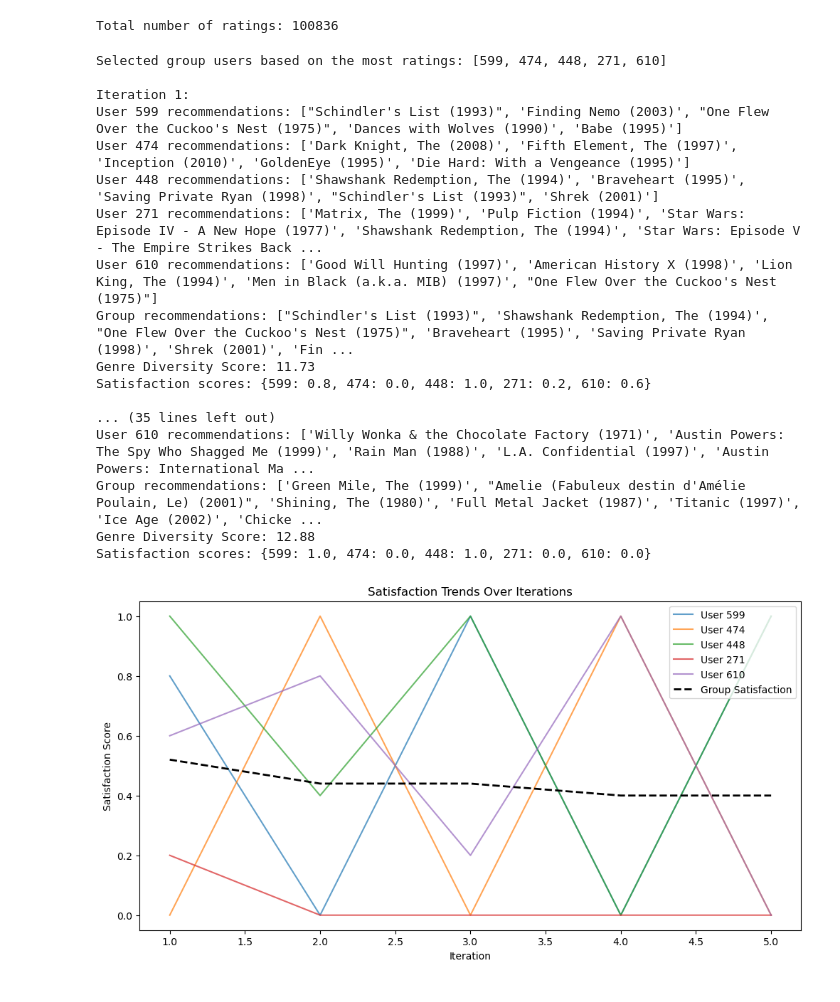
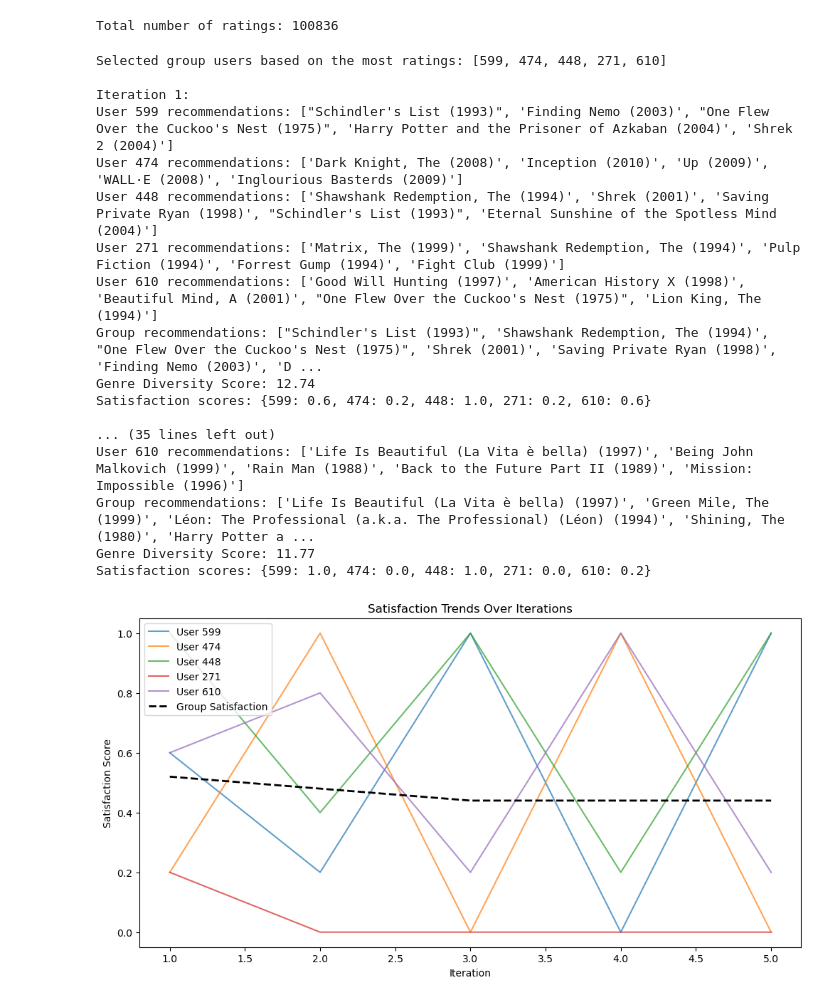
Before and after one commit to jadkarr/Recommender-System, a Jupyter notebook: projectpartthree.ipynb, the cells around one changed output. Saved outputs shown, nothing was run; the diff lists cells and outputs as text; code cells hidden in the pictures.

Commit message:
REcency and time-decay factor implemented

```diff
--- a/projectpartthree.ipynb
+++ b/projectpartthree.ipynb
@@ -69,6 +70,10 @@ Total number of ratings: 100836
 user_item_matrix = ratings.pivot(index='userId', columns='movieId', values='rating').fillna(0)
 similarity_matrix = cosine_similarity(user_item_matrix)
 similarity_df = pd.DataFrame(similarity_matrix, index=user_item_matrix.index, columns=user_item_matrix.index)
+
+# Normalize timestamps to scale between 0 and 1
+ratings['normalized_time'] = (ratings['timestamp'] - ratings['timestamp'].min()) / \
+                             (ratings['timestamp'].max() - ratings['timestamp'].min())
 
 # Compute the number of ratings per user
 user_ratings_count = ratings.groupby('userId').size()
@@ -94,13 +99,6 @@ movie_features = {row['movieId']: np.random.rand(10) for _, row in movies.iterro
 
 # Function to get movie genres
 def get_movie_genres(movie_id):
-    """
-    Fetch the genres of a movie based on its ID.
-    Args:
-        movie_id (int): The ID of the movie.
-    Returns:
-        str: Genres associated with the movie as a string.
-    """
     genres = movies[movies['movieId'] == movie_id]['genres']
     return genres.values[0] if not genres.empty else "Unknown"
 
@@ -119,14 +117,16 @@ def recommend_for_user(user_id, user_item_matrix, similarity_df, num_recommendat
     for similar_user, similarity_score in similar_users.items():
         if similar_user == user_id:
             continue
-        weighted_ratings = user_item_matrix.loc[similar_user] * similarity_score
-        scores = scores.add(weighted_ratings, fill_value=0)
+        user_ratings = ratings[ratings['userId'] == similar_user]
+        for _, row in user_ratings.iterrows():
+            time_weight = row['normalized_time']  # Decay factor for timestamp relevance
+            movie_id = row['movieId']
+            rating = row['rating']
+            # Score calculation includes similarity, rating, and time relevance
+            scores[movie_id] = scores.get(movie_id, 0) + rating * similarity_score * time_weight
 
-    # Relax constraints for unsatisfied users
-    if satisfaction_scores[user_id] < 0.5:
-        scores = scores[~scores.index.isin(watched_movies | group_history)]
-    else:
-        scores = scores[~scores.index.isin(watched_movies | user_history[user_id] | group_history)]
+    # Exclude already watched movies from recommendations
+    scores = scores[~scores.index.isin(watched_movies | group_history)]
 
     # Genre-matching adjustment
     user_ratings = ratings[ratings['userId'] == user_id]
@@ -137,28 +137,36 @@ def recommend_for_user(user_id, user_item_matrix, similarity_df, num_recommendat
     for movie_id in scores.index:
         movie_genres = set(movies[movies['movieId'] == movie_id]['genres'].values[0].split('|'))
         genre_match = len(user_genres & movie_genres)
-        scores[movie_id] += genre_match * 0.1
+        scores[movie_id] += genre_match * 0.1  # Adjust scores based on genre overlap
 
+    # Return top recommendations
     recommended_movies = scores.sort_values(ascending=False).head(num_recommendations)
     user_history[user_id].update(recommended_movies.index)
     return [(movie_id, score) for movie_id, score in recommended_movies.items()]
 
+
+
 # Function to adjust weights dynamically based on dissatisfaction
-def fairness_adjusted_weights(satisfaction_scores, alpha=0.5):
+def fairness_adjusted_weights(satisfaction_scores, alpha=0.7, beta=1.5):
     max_score = max(satisfaction_scores.values())
-    return {user: alpha + (1 - alpha) * (max_score - satisfaction_scores[user]) for user in group_users}
+    weights = {user: alpha + beta * (max_score - satisfaction_scores[user]) for user in satisfaction_scores}
+    total_weight = sum(weights.values())
+    return {user: weight / total_weight for user, weight in weights.items()}
 
 # Function to calculate diversity score based on genres
 def calculate_genre_diversity(movie_ids):
     movie_genres = [set(get_movie_genres(movie_id).split('|')) for movie_id in movie_ids]
     all_genres = set.union(*movie_genres) if movie_genres else set()
+
     semantic_coverage = len(all_genres)
     dissimilarity_scores = []
+
     for genres1, genres2 in combinations(movie_genres, 2):
         intersection = len(genres1 & genres2)
         union = len(genres1 | genres2)
         dissimilarity = 1 - (intersection / union) if union > 0 else 0
         dissimilarity_scores.append(dissimilarity)
+
     avg_dissimilarity = np.mean(dissimilarity_scores) if dissimilarity_scores else 0
     diversity_score = semantic_coverage + avg_dissimilarity
     return diversity_score
@@ -212,43 +220,43 @@ for iteration in range(1, num_iterations + 1):
     # Track group-level metrics
     group_satisfaction = np.mean(iteration_satisfaction)
     group_satisfaction_trend.append(group_satisfaction)
     diversity_trend.append(diversity_score)
 
 # Plot satisfaction trends
 plt.figure(figsize=(12, 6))
 for user, scores in satisfaction_trends.items():
     plt.plot(range(1, num_iterations + 1), scores, label=f'User {user}', alpha=0.7)
 plt.plot(range(1, num_iterations + 1), group_satisfaction_trend, label='Group Satisfaction', color='black', linewidth=2, linestyle='--')
 plt.title("Satisfaction Trends Over Iterations")
 plt.xlabel("Iteration")
 plt.ylabel("Satisfaction Score")
 plt.legend()
 plt.show()
 
 # Plot diversity trends
 plt.figure(figsize=(12, 6))
 plt.plot(range(1, num_iterations + 1), diversity_trend, label='Diversity Score', color='blue', linewidth=2, linestyle='-.')
 plt.title("Diversity Trends Over Iterations")
 plt.xlabel("Iteration")
 plt.ylabel("Diversity Score")
 plt.legend()
 plt.show()
 # %% [output]
 Selected group users based on the most ratings: [599, 474, 448, 271, 610]
 
 Iteration 1:
-User 599 recommendations: ["Schindler's List (1993)", 'Finding Nemo (2003)', "One Flew Over the Cuckoo's Nest (1975)", 'Dances with Wolves (1990)', 'Babe (1995)']
-User 474 recommendations: ['Dark Knight, The (2008)', 'Fifth Element, The (1997)', 'Inception (2010)', 'GoldenEye (1995)', 'Die Hard: With a Vengeance (1995)']
-User 448 recommendations: ['Shawshank Redemption, The (1994)', 'Braveheart (1995)', 'Saving Private Ryan (1998)', "Schindler's List (1993)", 'Shrek (2001)']
-User 271 recommendations: ['Matrix, The (1999)', 'Pulp Fiction (1994)', 'Star Wars: Episode IV - A New Hope (1977)', 'Shawshank Redemption, The (1994)', 'Star Wars: Episode V - The Empire Strikes Back ...
-User 610 recommendations: ['Good Will Hunting (1997)', 'American History X (1998)', 'Lion King, The (1994)', 'Men in Black (a.k.a. MIB) (1997)', "One Flew Over the Cuckoo's Nest (1975)"]
-Group recommendations: ["Schindler's List (1993)", 'Shawshank Redemption, The (1994)', "One Flew Over the Cuckoo's Nest (1975)", 'Braveheart (1995)', 'Saving Private Ryan (1998)', 'Shrek (2001)', 'Fin ...
-Genre Diversity Score: 11.73
-Satisfaction scores: {599: 0.8, 474: 0.0, 448: 1.0, 271: 0.2, 610: 0.6}
+User 599 recommendations: ["Schindler's List (1993)", 'Finding Nemo (2003)', "One Flew Over the Cuckoo's Nest (1975)", 'Harry Potter and the Prisoner of Azkaban (2004)', 'Shrek 2 (2004)']
+User 474 recommendations: ['Dark Knight, The (2008)', 'Inception (2010)', 'Up (2009)', 'WALL·E (2008)', 'Inglourious Basterds (2009)']
+User 448 recommendations: ['Shawshank Redemption, The (1994)', 'Shrek (2001)', 'Saving Private Ryan (1998)', "Schindler's List (1993)", 'Eternal Sunshine of the Spotless Mind (2004)']
+User 271 recommendations: ['Matrix, The (1999)', 'Shawshank Redemption, The (1994)', 'Pulp Fiction (1994)', 'Forrest Gump (1994)', 'Fight Club (1999)']
+User 610 recommendations: ['Good Will Hunting (1997)', 'American History X (1998)', 'Beautiful Mind, A (2001)', "One Flew Over the Cuckoo's Nest (1975)", 'Lion King, The (1994)']
+Group recommendations: ["Schindler's List (1993)", 'Shawshank Redemption, The (1994)', "One Flew Over the Cuckoo's Nest (1975)", 'Shrek (2001)', 'Saving Private Ryan (1998)', 'Finding Nemo (2003)', 'D ...
+Genre Diversity Score: 12.74
+Satisfaction scores: {599: 0.6, 474: 0.2, 448: 1.0, 271: 0.2, 610: 0.6}
 
 ... (35 lines left out)
-User 610 recommendations: ['Willy Wonka & the Chocolate Factory (1971)', 'Austin Powers: The Spy Who Shagged Me (1999)', 'Rain Man (1988)', 'L.A. Confidential (1997)', 'Austin Powers: International Ma ...
-Group recommendations: ['Green Mile, The (1999)', "Amelie (Fabuleux destin d'Amélie Poulain, Le) (2001)", 'Shining, The (1980)', 'Full Metal Jacket (1987)', 'Titanic (1997)', 'Ice Age (2002)', 'Chicke ...
-Genre Diversity Score: 12.88
-Satisfaction scores: {599: 1.0, 474: 0.0, 448: 1.0, 271: 0.0, 610: 0.0}
+User 610 recommendations: ['Life Is Beautiful (La Vita è bella) (1997)', 'Being John Malkovich (1999)', 'Rain Man (1988)', 'Back to the Future Part II (1989)', 'Mission: Impossible (1996)']
+Group recommendations: ['Life Is Beautiful (La Vita è bella) (1997)', 'Green Mile, The (1999)', 'Léon: The Professional (a.k.a. The Professional) (Léon) (1994)', 'Shining, The (1980)', 'Harry Potter a ...
+Genre Diversity Score: 11.77
+Satisfaction scores: {599: 1.0, 474: 0.0, 448: 1.0, 271: 0.0, 610: 0.2}
-[figure, old version]
+[figure, new version]
```
Also changed, not shown: parts of 2 cells of this notebook.
